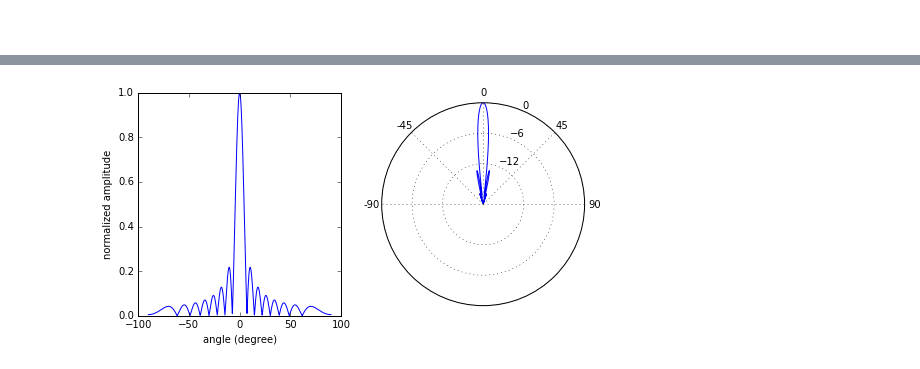
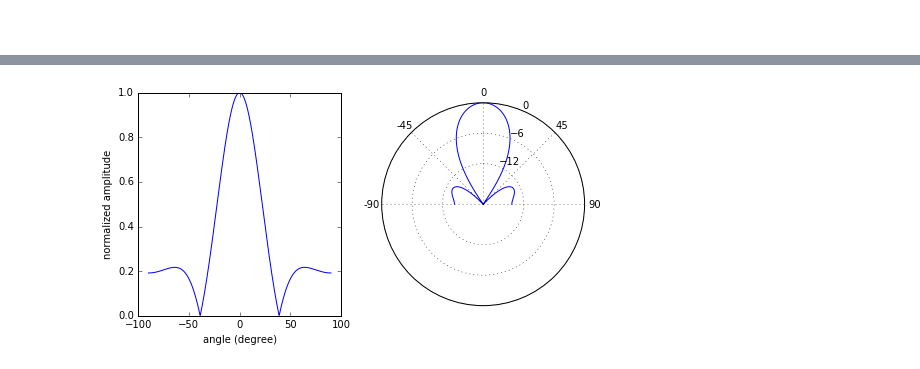
Before and after one commit to cdohl/PH4606, a Jupyter notebook: lecture 7.ipynb, the cells around one changed output, grey strips where cells are left out. Saved outputs shown, nothing was run; the diff lists cells and outputs as text; code cells hidden in the pictures.

```diff
--- a/lecture 7.ipynb
+++ b/lecture 7.ipynb
@@ -115,35 +115,35 @@ import numpy as np
 import matplotlib.pyplot as plt
 
 #calculate the dB scale
 def dbnorm(x):
     return 20*np.log10(np.abs(x)/np.max(x))
 
 theta=np.linspace(-m.pi/2.,m.pi/2.,1000)
-kL=50
+kL=10
 H=np.sin(.5*kL*np.sin(theta))/(.5*kL*np.sin(theta))
 HdB=dbnorm(H)
 
 plt.figure(figsize=(8,4), dpi=100)
 
 ax1 = plt.subplot(121)
 
 plt.plot(theta*180./m.pi,np.abs(H))
 ax1.set_xlabel('angle (degree)')
 ax1.set_ylabel('normalized amplitude')
 
 
 ax2 = plt.subplot(122, projection='polar')
 
 #to make the plot look nice
 ax2.set_theta_zero_location('N');ax2.set_theta_direction('clockwise')
 ax2.set_yticks(np.array([-12, -6, 0]));ax2.set_ylim(-20,0)
 ax2.set_xticks(np.array([0, 45, 90, np.nan, np.nan, np.nan, 270, 315])/180.*m.pi)
 ax2.set_xticklabels(('0','45','90','','','','-90','-45'))
 
 c = plt.plot(theta, HdB)
 plt.show()
 # %% [output]
-[figure, old version]
+[figure, new version]
 # %% [markdown]
 ## Plane Circular Piston
 
```
Also changed, not shown: parts of 4 cells of this notebook, 2 other files.
